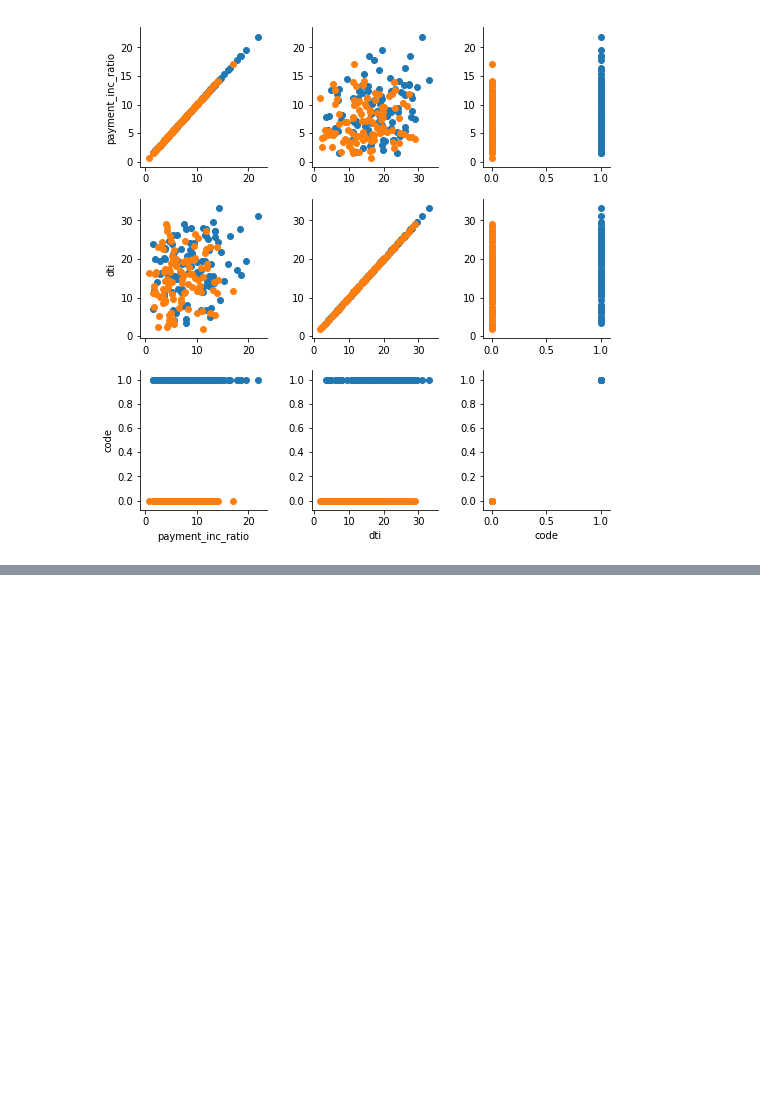
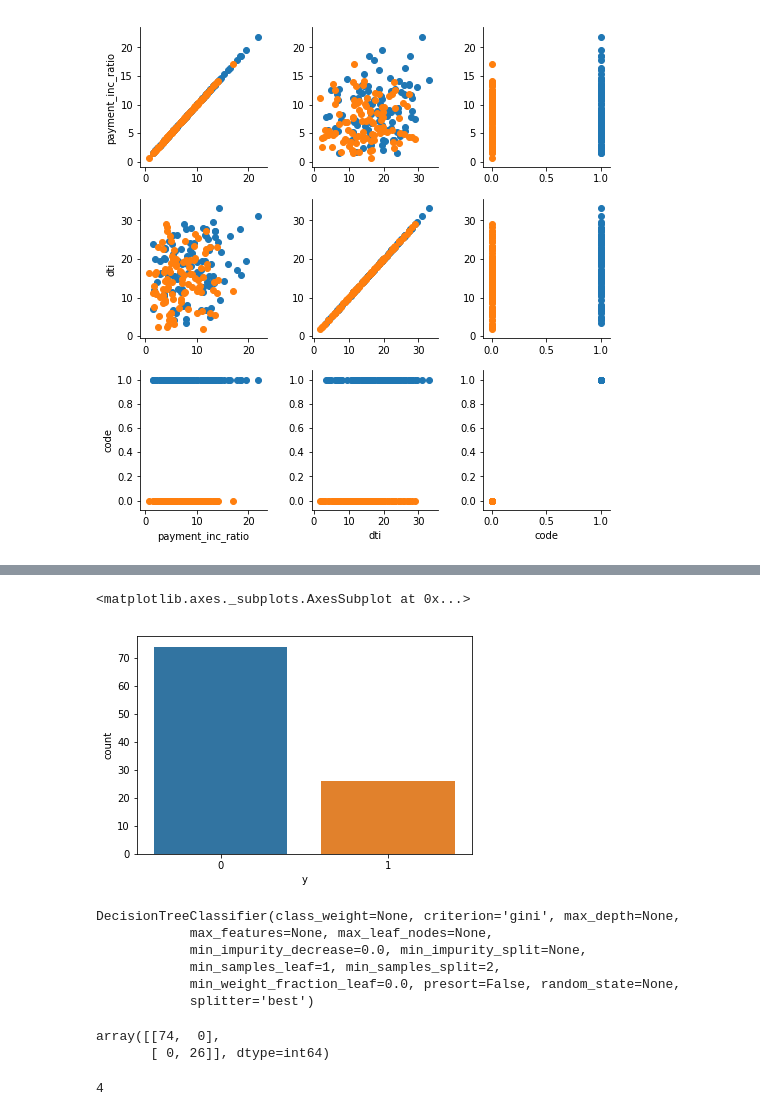
Before and after one commit to coolum001/Stats4DSNotebookProject, a Jupyter notebook: Stats4DS-3.ipynb, the cells around one changed output, grey strips where cells are left out. Drawn from its saved outputs; the diff is of its cells as text; code cells hidden in the pictures; blank space fills up the shorter version.

```diff
--- a/Stats4DS-3.ipynb
+++ b/Stats4DS-3.ipynb
@@ -116,0 +146,5 @@ g = g.map(plt.scatter)
+# %%
+sns.countplot(x='y', data = ex_df)
+# %% [output]
+<matplotlib.axes._subplots.AxesSubplot at 0x...>
+[figure, added]
@@ -116,0 +153,10 @@ g = g.map(plt.scatter)
+# %%
+ex2_df = ex_df[['x1', 'x2', 'x3', 'x4']]
+clf.fit(ex2_df,y)
+# %% [output]
+DecisionTreeClassifier(class_weight=None, criterion='gini', max_depth=None,
+            max_features=None, max_leaf_nodes=None,
+            min_impurity_decrease=0.0, min_impurity_split=None,
+            min_samples_leaf=1, min_samples_split=2,
+            min_weight_fraction_leaf=0.0, presort=False, random_state=None,
+            splitter='best')
@@ -116,0 +165,9 @@ g = g.map(plt.scatter)
+# %%
+sklearn.metrics.confusion_matrix(y, y3)
+# %% [output]
+array([[74,  0],
+       [ 0, 26]], dtype=int64)
+# %%
+print(clf.n_features_)
+# %% [output]
+4
```
Also changed, not shown: parts of 22 cells of this notebook, 2 other files.
